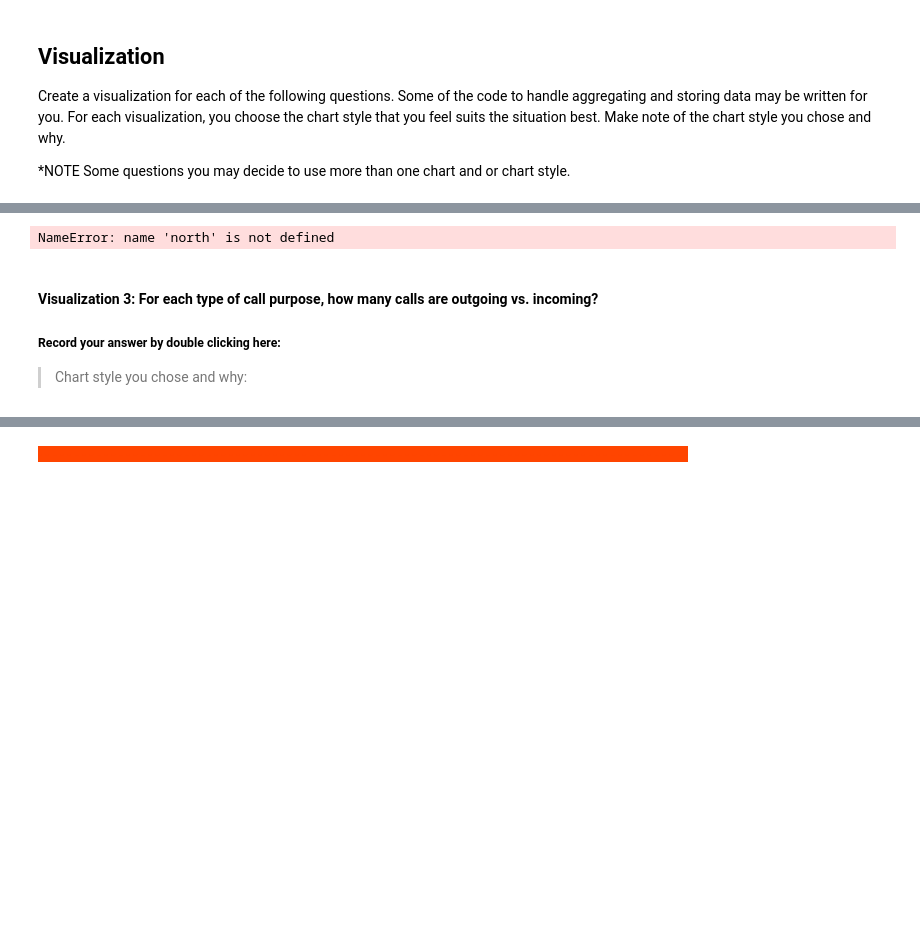
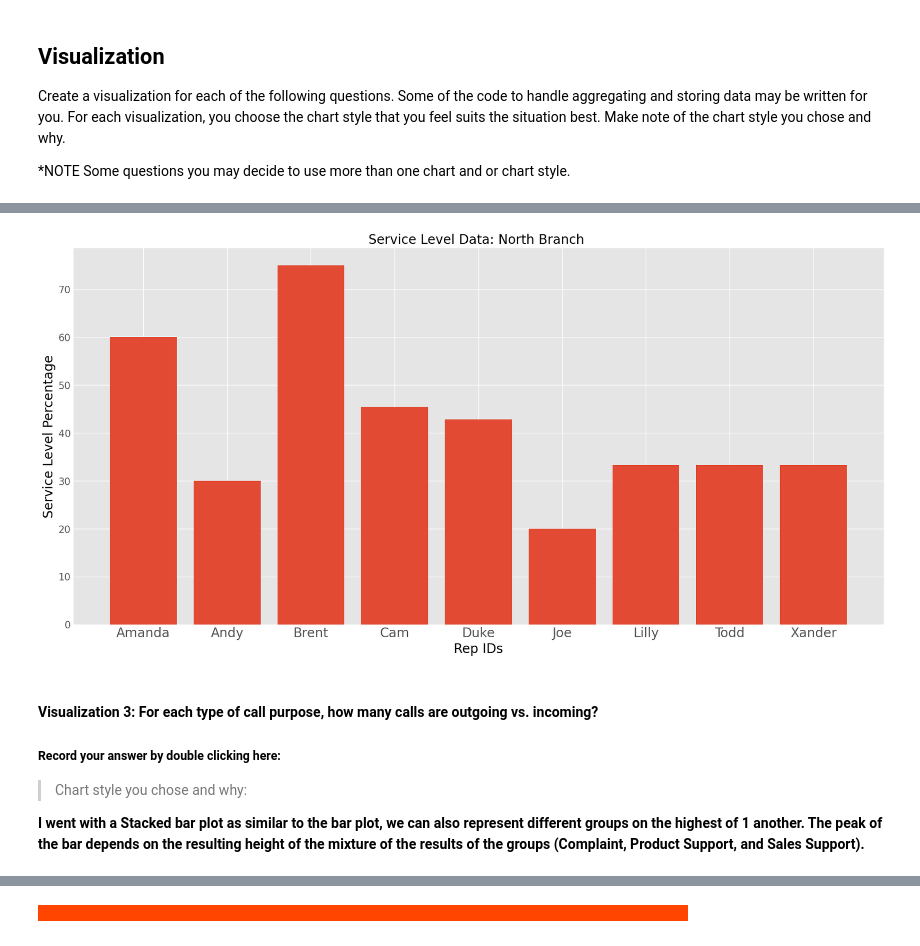
Before and after one commit to iorti00/call-center-cleanup-assignment, a Jupyter notebook: Call_Center_Cleanup.ipynb, the cells around one changed output, grey strips where cells are left out. Cells and saved outputs as stored; diff of their text form; code cells hidden in the pictures; blank space fills up the shorter version.

```diff
--- a/Call_Center_Cleanup.ipynb
+++ b/Call_Center_Cleanup.ipynb
@@ -511,36 +570,59 @@ for i in range(4):
 # %%
 # Create visualization 2 here
 # north_plt contains the data you need for the average speed of answer of each rep
 
-north_plt = north.groupby("Rep ID")["Incoming Wait Time"].mean().to_frame().reset_index()
+north_plt = north_df.groupby("Rep ID")["Incoming Wait Time"].mean().to_frame().reset_index()
 
 # Finding each Rep's Personal Service Level Percentage.  Basically, Calls within 2 secs / total calls
 
 # Table 1: Total Incoming calls less than 2 seconds grouped by Rep
-quick_calls = north[north["Incoming Wait Time"] <= 2.0]
+quick_calls = north_df[north_df["Incoming Wait Time"] <= 2.0]
 quick_reps = quick_calls[["Rep ID", "Calls"]]
 quick_stats = quick_reps.groupby(["Rep ID"]).sum()  # Final Table
 
 
 # Table 2: Total Incoming Calls Only grouped by Rep
-total_calls_in = north[north["Incoming or Outgoing"] == "Incoming"]
+total_calls_in = north_df[north_df["Incoming or Outgoing"] == "Incoming"]
 rep_calls = total_calls_in[["Rep ID", "Calls"]]
 total_stats = rep_calls.groupby(["Rep ID"]).sum() # Final Table
 
 #  Table 3: Service Level Percentage created via merge
 service_level = pd.merge(quick_stats, total_stats, on="Rep ID")
 
 # Create Percentage Column in Table 3
 service_level["Service Level %"] = service_level["Calls_x"]/service_level["Calls_y"] * 100
 
 #Your Code Here:
+
+#north_service_level= service_level.merge(north_plt, on='Rep ID', how='outer')
+#north_service_level= north_service_level.rename(columns={"Incoming Wait Time": "Incoming Wait Time Avg"})
+#north_service_level.reset_index(inplace=True)
+#north_service_level= north_service_level.drop(columns=['Calls_x', 'Calls_y'])
+north_service_level=north_service_level.sort_values(by=['Incoming Wait Time Avg'],ascending=True)
+
+
+style.use('fast')
+
+plt.bar(Rep_ID_keys, sl_dict_values, data=north_service_level)
+
+
+plt.title('Service Level Data: North Branch ', color = 'black', fontsize= 20)
+plt.xlabel('Rep IDs',fontsize = 20, color='black')
+plt.ylabel('Service Level Percentage',fontsize = 20, color='black')
+plt.grid(True)
+plt.xticks(fontsize = 20)
+plt.yticks(fontsize = 15)
+
+plt.show()
 # %% [output]
-NameError: name 'north' is not defined
+[figure, added]
 # %% [markdown]
 #### Visualization 3: For each type of call purpose, how many calls are outgoing vs. incoming?
 ##### Record your answer by double clicking here:
 
 > Chart style you chose and why:
+
+**I went with a Stacked bar plot as similar to the bar plot, we can also represent different groups on the highest of 1 another. The peak of the bar depends on the resulting height of the mixture of the results of the groups (Complaint, Product Support, and Sales Support).**
 # %%
 # Create visualization 3 here:
 # The three dictionaries, complaints, sales_support, and product_support, have the information you need
```
Also changed, not shown: parts of 13 cells of this notebook, 2 other files.
